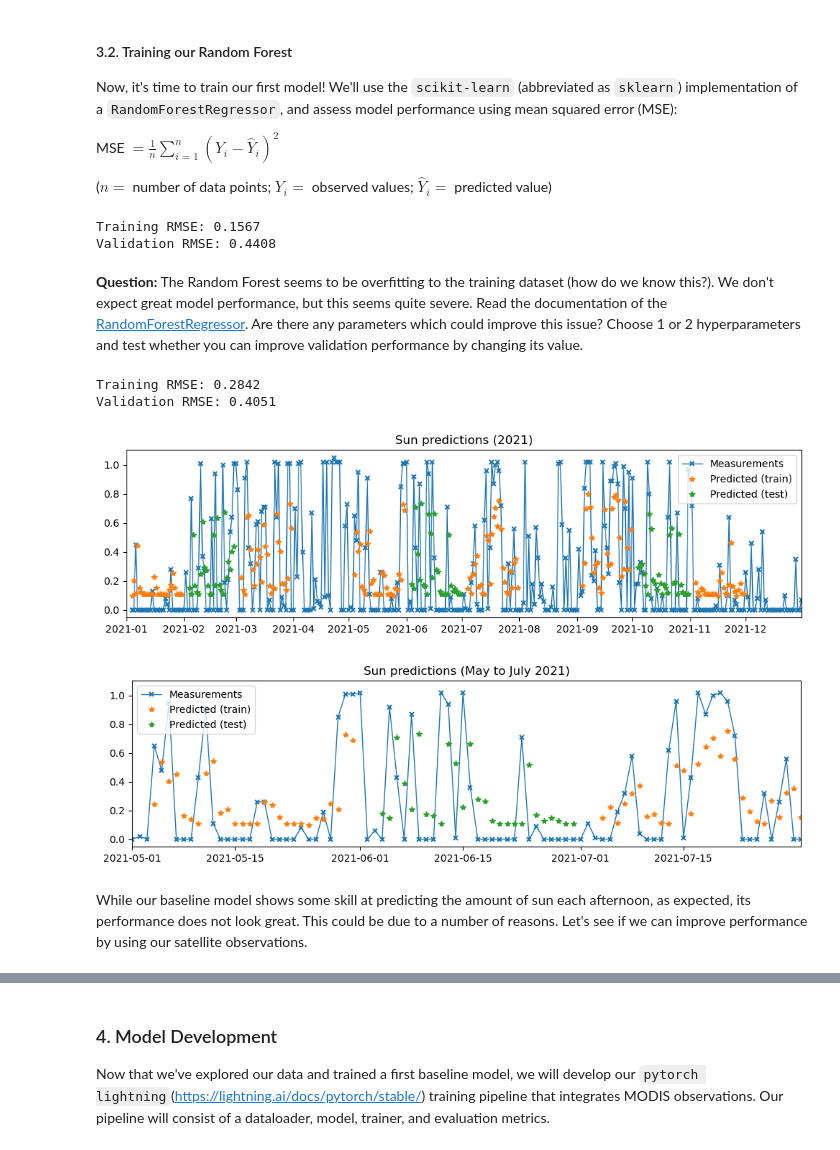
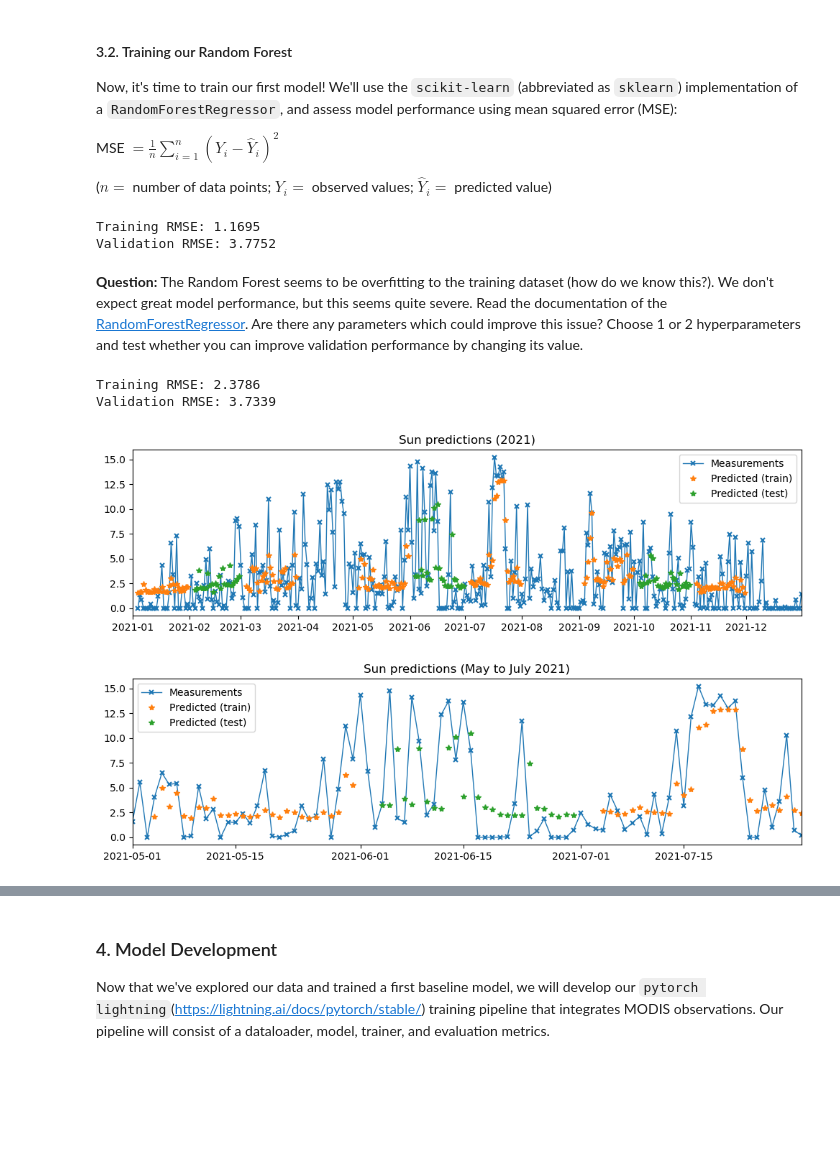
Before and after one commit to lillif/IECDT_EarthObservation, a Jupyter notebook: challenges/1-sunny-oxford/sun-prediction.ipynb, the cells around one changed output, grey strips where cells are left out. Saved outputs shown, nothing was run; the diff lists cells and outputs as text; code cells hidden in the pictures; blank space fills up the shorter version.

Commit message:
debugged dataloaders, using all day sun

```diff
--- a/challenges/1-sunny-oxford/sun-prediction.ipynb
+++ b/challenges/1-sunny-oxford/sun-prediction.ipynb
@@ -133,6 +203,8 @@ First, we need to split our dataset into a training, validation and test set.
 **Question:** How should we split our inputs? One option would be to use January to October for training our model, and to set aside November and December for validation and testing, respectively. Another option would be to use every other month for training, and split the other months into validation and test months. Will our choice affect model performance? Why (not)? Could we just create our input (preceding 3 days of sun observation) and output (amount of sun between 3 and 4pm) matrices and randomly choose 80% of entries for training and 20% for testing?
 # %%
 from utils import create_timeseries_dataset
+import pandas as pd
+
 
 def split_df_train_val_test(df: pd.DataFrame,
                             train_months: list[int],
@@ -162,15 +234,35 @@ split_months = {
     'test': [4, 8, 12]
 }
 
+
+weather_station = pd.read_csv('../../data/1-sunny-oxford/aopp-weatherstation/2021_measurements.csv')
+weather_station['date'] = pd.to_datetime(weather_station['date'])
+
+
 df_train, df_val, df_test = split_df_train_val_test(weather_station,
                                                     train_months=split_months['train'],
                                                     val_months=split_months['val'],
                                                     test_months=split_months['test'])
 
 # create input and output matrices for the training and test timeseries datasets
-X_train, y_train, y_dates_train = create_timeseries_dataset(df_train, target_column='total_sun_3to4pm', inputs_length=3)
-X_val, y_val, y_dates_val = create_timeseries_dataset(df_val, target_column='total_sun_3to4pm', inputs_length=3)
-X_test, y_test, y_dates_test = create_timeseries_dataset(df_test, target_column='total_sun_3to4pm', inputs_length=3)
+_, y_train, y_dates_train = create_timeseries_dataset(df_train, target_column='total_sun_per_day', inputs_length=3)
+_, y_val, y_dates_val = create_timeseries_dataset(df_val, target_column='total_sun_per_day', inputs_length=3)
+_, y_test, y_dates_test = create_timeseries_dataset(df_test, target_column='total_sun_per_day', inputs_length=3)
+# %%
+STATION_PATH = '../../data/1-sunny-oxford/ml-ready/weatherstation'
+# read the datasets
+X_train_df = pd.read_csv(f'{STATION_PATH}/train_df.csv')
+X_val_df = pd.read_csv(f'{STATION_PATH}/val_df.csv')
+X_test_df = pd.read_csv(f'{STATION_PATH}/test_df.csv')
+
+# columns into numpy array
+columns = X_train_df.keys()
+columns = columns.drop('date')
+
+
+X_train = X_train_df[columns].values
+X_val = X_val_df[columns].values
+X_test = X_test_df[columns].values
 # %% [markdown]
 #### 3.2. Training our Random Forest
 Now, it's time to train our first model! We'll use the `scikit-learn` (abbreviated as `sklearn`) implementation of a `RandomForestRegressor`, and assess model performance using mean squared error (MSE):
@@ -182,8 +274,11 @@ MSE $ = \frac{1}{n} \sum_{i=1}^{n}(Y_{i}-\hat{Y}_{i})^2$
 from sklearn.ensemble import RandomForestRegressor
 from sklearn.metrics import root_mean_squared_error
 
+# set the random seed for reproducibility
+RANDOM_SEED = 42
+
 # create and train the model
-model = RandomForestRegressor()
+model = RandomForestRegressor(random_state=RANDOM_SEED)
 model.fit(X_train, y_train)
 
 # make predictions
@@ -197,13 +292,13 @@ rmse_val = root_mean_squared_error(y_val, y_pred_val)
 print(f'Training RMSE: {rmse_train:.4f}')
 print(f'Validation RMSE: {rmse_val:.4f}')
 # %% [output]
-Training RMSE: 0.1567
-Validation RMSE: 0.4408
+Training RMSE: 1.1695
+Validation RMSE: 3.7752
 # %% [markdown]
 **Question:** The Random Forest seems to be overfitting to the training dataset (how do we know this?). We don't expect great model performance, but this seems quite severe. Read the documentation of the [RandomForestRegressor](https://scikit-learn.org/dev/modules/generated/sklearn.ensemble.RandomForestRegressor.html). Are there any parameters which could improve this issue? Choose 1 or 2 hyperparameters and test whether you can improve validation performance by changing its value.
 # %%
 # create and train the model
-model = RandomForestRegressor(max_depth=3, min_samples_split=3)
+model = RandomForestRegressor(max_depth=3, min_samples_split=3, random_state=RANDOM_SEED)
 model.fit(X_train, y_train)
 
 # make predictions
@@ -217,38 +312,36 @@ rmse_val = root_mean_squared_error(y_val, y_pred_val)
 print(f'Training RMSE: {rmse_train:.4f}')
 print(f'Validation RMSE: {rmse_val:.4f}')
 # %% [output]
-Training RMSE: 0.2842
-Validation RMSE: 0.4051
+Training RMSE: 2.3786
+Validation RMSE: 3.7339
 # %%
 from utils import plot_time_series_predictions
 
 plot_time_series_predictions(
-    y_true=weather_station['total_sun_3to4pm'][3:],
+    y_true=weather_station['total_sun_per_day'][3:],
     y_dates=weather_station['date'][3:],
     y_pred_train=y_pred_train,
     y_pred_test=y_pred_val,
     y_dates_train=y_dates_train,
     y_dates_test=y_dates_val,
     xlim=(pd.Timestamp('2021-01-01'), pd.Timestamp('2021-12-31'))
 )
 
 plt.title('Sun predictions (2021)')
 plt.show()
 
 plot_time_series_predictions(
-    y_true=weather_station['total_sun_3to4pm'][3:],
+    y_true=weather_station['total_sun_per_day'][3:],
     y_dates=weather_station['date'][3:],
     y_pred_train=y_pred_train,
     y_pred_test=y_pred_val,
     y_dates_train=y_dates_train,
     y_dates_test=y_dates_val,
     xlim=(pd.Timestamp('2021-05-01'), pd.Timestamp('2021-07-31'))
 )
 
 plt.title('Sun predictions (May to July 2021)')
 plt.show()
 # %% [output]
-[figure, old version]
+[figure, new version]
-[figure, old version]
+[figure, new version]
-# %% [markdown]
-While our baseline model shows some skill at predicting the amount of sun each afternoon, as expected, its performance does not look great. This could be due to a number of reasons. Let's see if we can improve performance by using our satellite observations.
```
Also changed, not shown: parts of 15 cells of this notebook, 1 other file.
